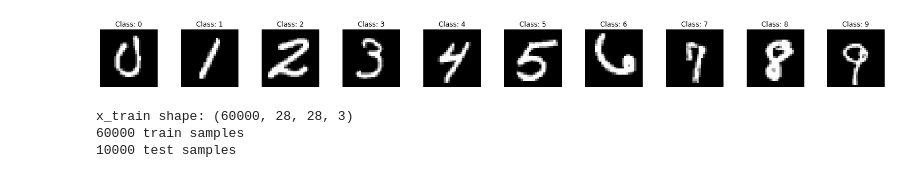
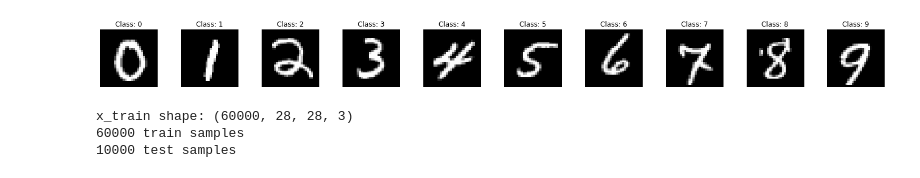
Before and after one commit to medso0018/ExplainML, a Jupyter notebook: notebooks/image.ipynb, the cells around one changed output. Drawn from its saved outputs; the diff is of its cells as text; code cells hidden in the pictures.

```diff
--- a/notebooks/image.ipynb
+++ b/notebooks/image.ipynb
@@ -21,21 +22,23 @@ def preprocess_data(X, y):
 X_train, y_train = preprocess_data(X_train, y_train)
 X_test, y_test = preprocess_data(X_test, y_test)
 # %%
-numbers = []
+np.random.seed(100)
+
+examples = []
 for i in range(10):
     indexes = np.where(np.argmax(y_test, axis=1) == i)
     all_indexes = np.hstack(indexes)
-    numbers.append(np.random.choice(all_indexes))
+    examples.append(np.random.choice(all_indexes))
 
 # show examples
 fig, axes = plt.subplots(1, 10, figsize=(20, 3))
 fig.tight_layout()
 for i, ax in enumerate(axes.flat):
-    ax.imshow(X_test[numbers][i])
-    ax.title.set_text(f'Class: {np.argmax(y_test[numbers][i])}')
+    ax.imshow(X_test[examples][i])
+    ax.title.set_text(f'Class: {np.argmax(y_test[examples][i])}')
     ax.axis('off')
 # %% [output]
-[figure, old version]
+[figure, new version]
 # %%
 print("x_train shape:", X_train.shape)
 print(X_train.shape[0], "train samples")
```
Also changed, not shown: parts of 10 cells of this notebook.
